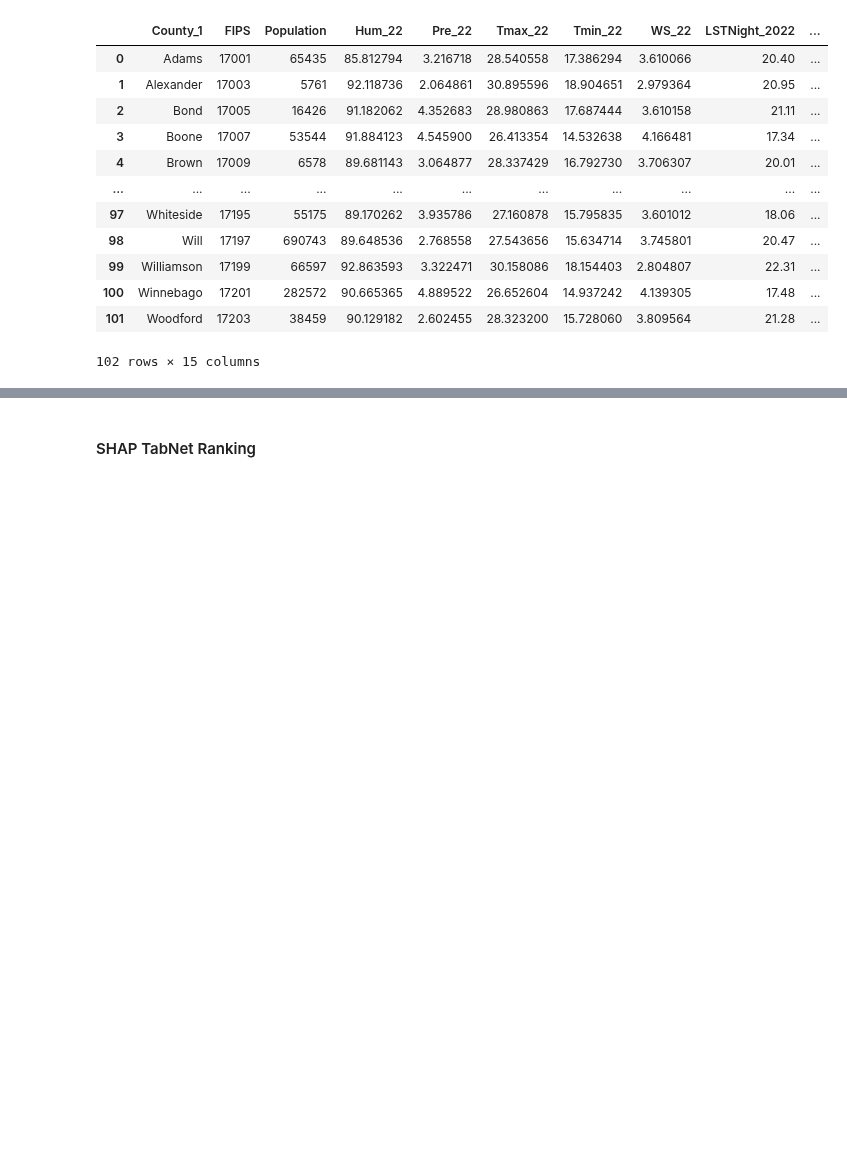
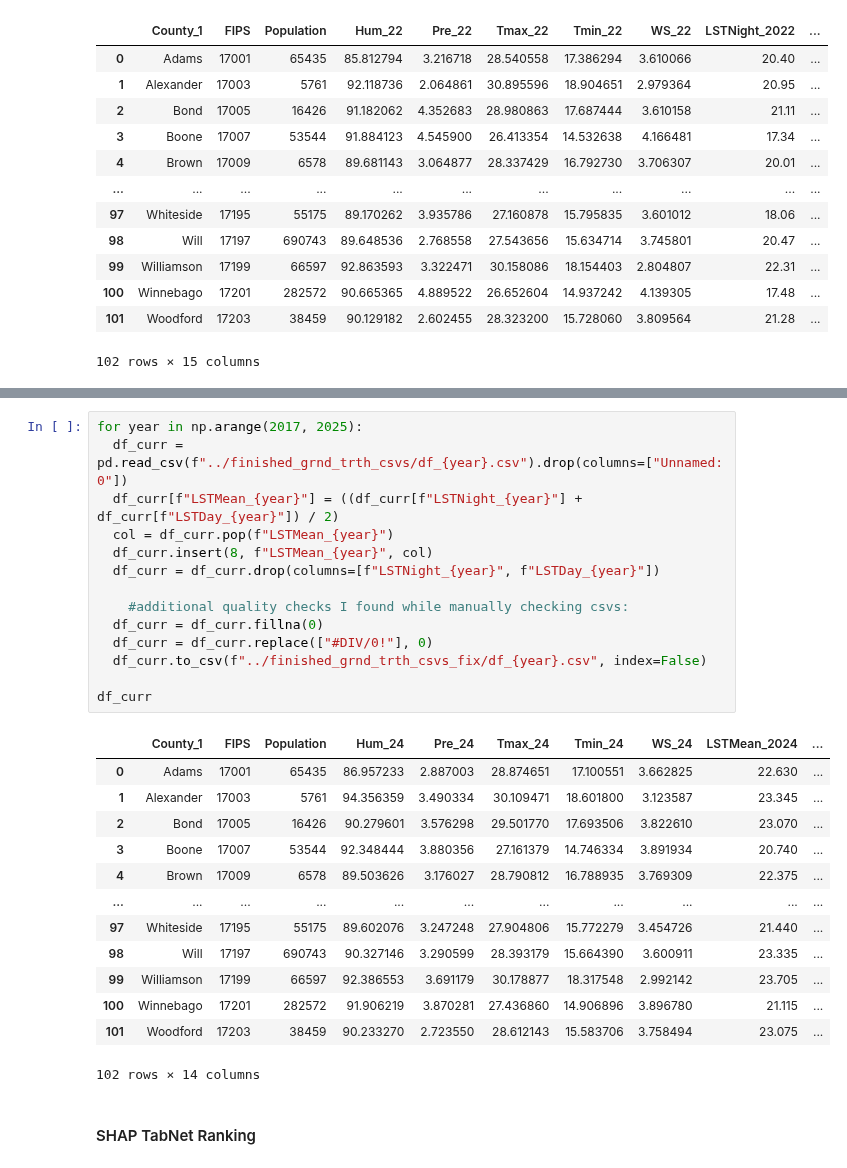
Before and after one commit to Amoreno73/wnv_embeddings, a Jupyter notebook: notebooks/true-data-shap-ranking.ipynb, the cells around one changed output, grey strips where cells are left out. Cells and saved outputs as stored; diff of their text form; blank space fills up the shorter version.

```diff
--- a/notebooks/true-data-shap-ranking.ipynb
+++ b/notebooks/true-data-shap-ranking.ipynb
@@ -288,3 +294,31 @@ dfs[5] # for 2022
+# %%
+for year in np.arange(2017, 2025):
+  df_curr = pd.read_csv(f"../finished_grnd_trth_csvs/df_{year}.csv").drop(columns=["Unnamed: 0"])
+  df_curr[f"LSTMean_{year}"] = ((df_curr[f"LSTNight_{year}"] + df_curr[f"LSTDay_{year}"]) / 2)
+  col = df_curr.pop(f"LSTMean_{year}")
+  df_curr.insert(8, f"LSTMean_{year}", col)
+  df_curr = df_curr.drop(columns=[f"LSTNight_{year}", f"LSTDay_{year}"])
+
+	#additional quality checks I found while manually checking csvs:
+  df_curr = df_curr.fillna(0)
+  df_curr = df_curr.replace(["#DIV/0!"], 0)
+  df_curr.to_csv(f"../finished_grnd_trth_csvs_fix/df_{year}.csv", index=False)
+
+df_curr
+# %% [output]
+|  | County_1 | FIPS | Population | Hum_24 | Pre_24 | Tmax_24 | Tmin_24 | WS_24 | LSTMean_2024 | ... |
+| 0 | Adams | 17001 | 65435 | 86.957233 | 2.887003 | 28.874651 | 17.100551 | 3.662825 | 22.630 | ... |
+| 1 | Alexander | 17003 | 5761 | 94.356359 | 3.490334 | 30.109471 | 18.601800 | 3.123587 | 23.345 | ... |
+| 2 | Bond | 17005 | 16426 | 90.279601 | 3.576298 | 29.501770 | 17.693506 | 3.822610 | 23.070 | ... |
+| 3 | Boone | 17007 | 53544 | 92.348444 | 3.880356 | 27.161379 | 14.746334 | 3.891934 | 20.740 | ... |
+| 4 | Brown | 17009 | 6578 | 89.503626 | 3.176027 | 28.790812 | 16.788935 | 3.769309 | 22.375 | ... |
+| ... | ... | ... | ... | ... | ... | ... | ... | ... | ... | ... |
+| 97 | Whiteside | 17195 | 55175 | 89.602076 | 3.247248 | 27.904806 | 15.772279 | 3.454726 | 21.440 | ... |
+| 98 | Will | 17197 | 690743 | 90.327146 | 3.290599 | 28.393179 | 15.664390 | 3.600911 | 23.335 | ... |
+| 99 | Williamson | 17199 | 66597 | 92.386553 | 3.691179 | 30.178877 | 18.317548 | 2.992142 | 23.705 | ... |
+| 100 | Winnebago | 17201 | 282572 | 91.906219 | 3.870281 | 27.436860 | 14.906896 | 3.896780 | 21.115 | ... |
+| 101 | Woodford | 17203 | 38459 | 90.233270 | 2.723550 | 28.612143 | 15.583706 | 3.758494 | 23.075 | ... |
+102 rows × 14 columns
 # %% [markdown]
 #### SHAP TabNet Ranking
 # %%
```
Also changed, not shown: parts of 1 cell of this notebook, 9 other files.
